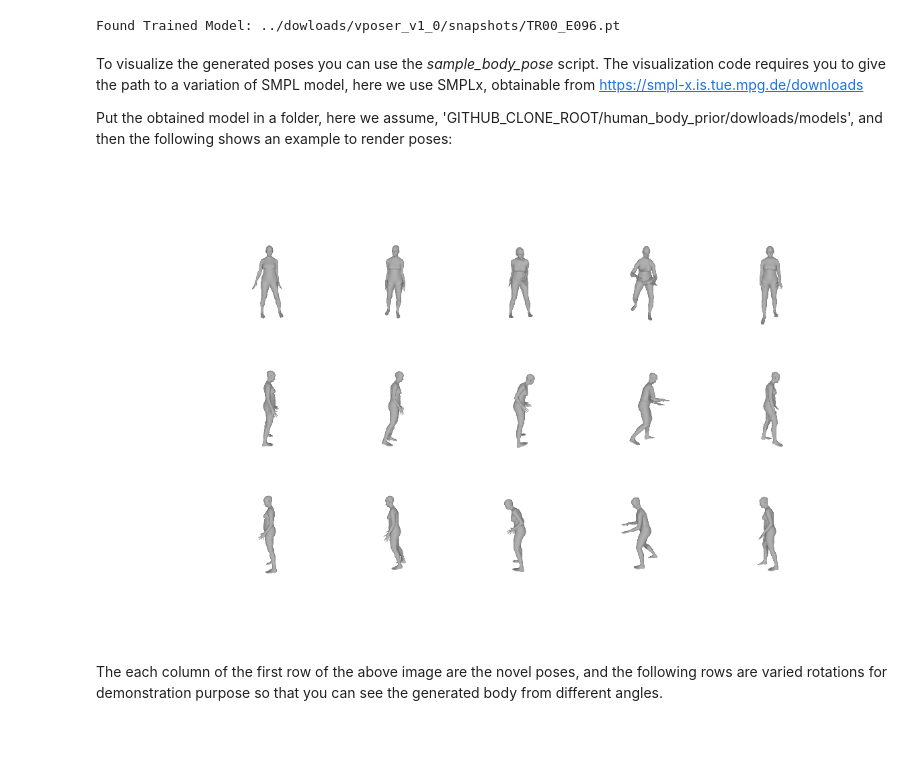
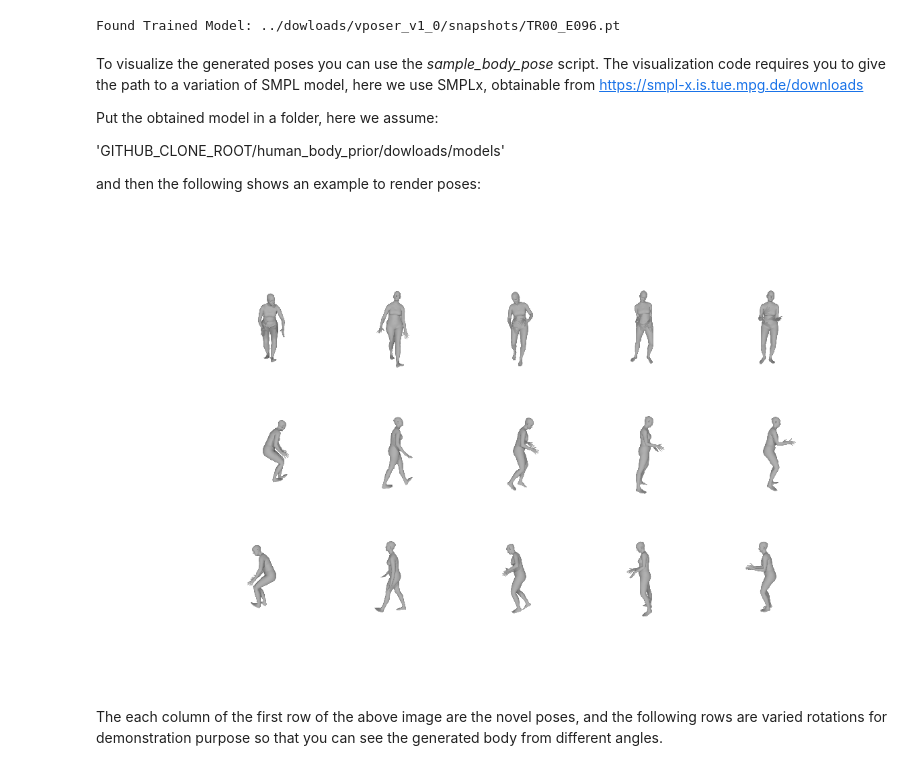
Before and after one commit to nghorbani/human_body_prior, a Jupyter notebook: notebooks/vposer_sampling.ipynb, the cells around one changed output. Cells and saved outputs as stored; diff of their text form; code cells hidden in the pictures; blank space fills up the shorter version.

```diff
--- a/notebooks/vposer_sampling.ipynb
+++ b/notebooks/vposer_sampling.ipynb
@@ -31,23 +28,31 @@ Found Trained Model: ../dowloads/vposer_v1_0/snapshots/TR00_E096.pt
 To visualize the generated poses you can use the *sample_body_pose* script.
 The visualization code requires you to give the path to a variation of SMPL model, here we use SMPLx, obtainable from https://smpl-x.is.tue.mpg.de/downloads
 
-Put the obtained model in a folder, here we assume, 'GITHUB_CLONE_ROOT/human_body_prior/dowloads/models', and then the following shows an example to render poses:
+Put the obtained model in a folder, here we assume:
+
+'GITHUB_CLONE_ROOT/human_body_prior/dowloads/models'
+
+and then the following shows an example to render poses:
 # %%
 from human_body_prior.body_model.body_model import BodyModel
-from human_body_prior.tutorials.sample_body_pose import render_vposer_samples
 from human_body_prior.tools.visualization_tools import imagearray2file
 from notebook_tools import show_image
+from sample_body_pose import dump_vposer_samples
+
 import numpy as np
 
 bm_path =  '../dowloads/models/smplx/SMPLX_FEMALE.npz'#'PATH_TO_SMPLX_model.npz'  obtain from https://smpl-x.is.tue.mpg.de/downloads
 bm = BodyModel(bm_path)
-
-# expr_dir: directory for the trained model along with the model code. obtain from https://smpl-x.is.tue.mpg.de/downloads
-images = render_vposer_samples(bm, sampled_pose_body)
-img = imagearray2file(images)
-show_image(np.array(img)[0])
-# %% [output]
-[figure, removed]
+# %%
+num_poses = 5 # number of body poses in each batch
+
+sampled_pose_body = vposer_pt.sample_poses(num_poses=num_poses) # will a generate Nx1x21x3 tensor of body poses
+# expr_dir: directory for the trained model along with the model code. obtain from https://smpl-x.is.tue.mpg.de/downloads
+images = dump_vposer_samples(bm, sampled_pose_body)
+img = imagearray2file(images)
+show_image(np.array(img)[0])
+# %% [output]
+[figure, added]
 # %% [markdown]
 The each column of the first row of the above image are the novel poses, and the following rows are varied rotations for demonstration purpose
 so that you can see the generated body from different angles.
```
Also changed, not shown: parts of 4 cells of this notebook, 2 other files.
